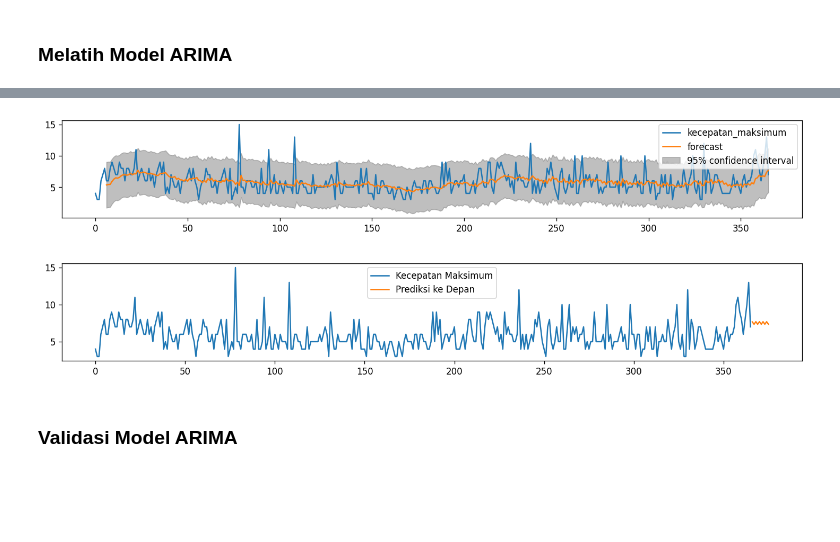
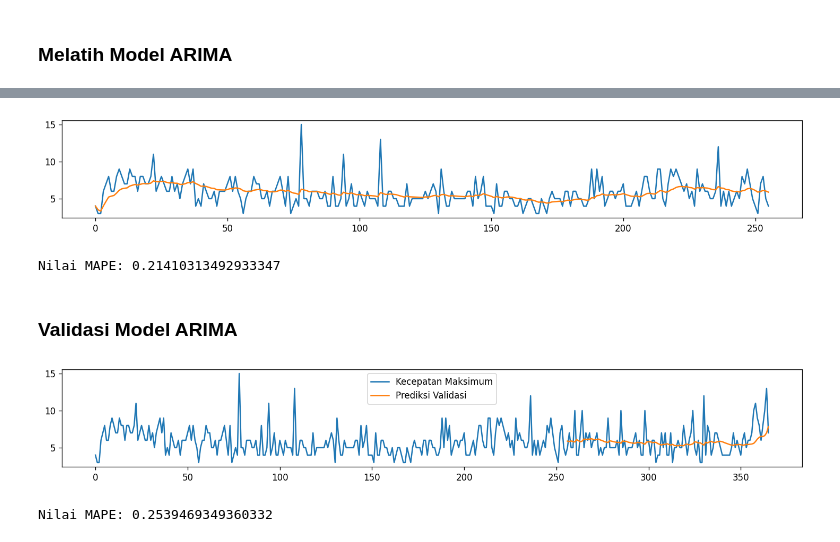
Before and after one commit to shamankares/prediksi-kecepatan-angin-TPI-ARIMA, a Jupyter notebook: Prediksi Kecepatan Angin Maksimal Tanjungpinang.ipynb, the cells around one changed output, grey strips where cells are left out. Drawn from its saved outputs; the diff is of its cells as text; code cells hidden in the pictures; blank space fills up the shorter version.

```diff
--- a/Prediksi Kecepatan Angin Maksimal Tanjungpinang.ipynb
+++ b/Prediksi Kecepatan Angin Maksimal Tanjungpinang.ipynb
@@ -210,4 +294,6 @@ Paramater terbaik: (3, 1, 3)
 # %%
 # Membuat model ARIMA dari dataset dummy
-model = ARIMA(dummy_kec_angin, order=paramater_terbaik)
+paramater_dummy = (2, 1, 0)
+model = ARIMA(dummy_kec_angin, order=paramater_dummy)
 model_fit = model.fit()
+model_fit.summary()
@@ -383,25 +501,9 @@ plt.show()
+# %%
+# Split dataset
+ratio_latih = 0.7
+ukuran_latih = int(len(kecepatan_angin) * ratio_latih)
+
+dataset_latih = kecepatan_angin[:ukuran_latih]
+dataset_validasi = kecepatan_angin[ukuran_latih:]
 # %% [markdown]
 ### Melatih Model ARIMA
-# %%
-# Menentukan paramater terbaik untuk dataset
-p_max = 5
-d_max = 1
-q_max = 5
-
-mape_terendah = float('inf')
-paramater_terbaik = None
-
-for p in range(p_max + 1):
-    for d in range(d_max + 1):
-        for q in range(q_max + 1):
-            paramater = (p, d, q)
-            try:
-                mape = evaluasi_model_arima(kecepatan_angin, paramater)
-                if mape < mape_terendah:
-                    mape_terendah = mape
-                    paramater_terbaik = paramater
-                print(f'ARIMA{paramater} MAPE: {mape}')
-            except:
-                continue
-
-print(f'Paramater terbaik: {paramater_terbaik}')
@@ -426,3 +510,4 @@ Paramater terbaik: (1, 1, 3)
 # %%
-model = ARIMA(kecepatan_angin, order=paramater_terbaik)
+model = ARIMA(dataset_latih, order=paramater_terbaik)
 model_fit = model.fit()
+model_fit.summary()
@@ -438,20 +541,13 @@ plt.show()
 # %%
-# Actual vs Fitted
+# Plot prediksi dari dataset latih nyata
 fig, ax = plt.subplots(figsize=(15,2))
-ax = kecepatan_angin.plot(ax=ax)
-fig = plot_predict(model_fit, start=6, dynamic=False, ax=ax, plot_insample=False)
+ax = dataset_latih.plot(ax=ax)
+prediksi = model_fit.predict(end=len(dataset_latih), dynamic=False).shift(-1).dropna()
+prediksi.plot()
 plt.show()
+print(f'Nilai MAPE: {mean_absolute_percentage_error(dataset_latih, prediksi)}')
 # %% [output]
-[figure, old version]
+[figure, new version]
+Nilai MAPE: 0.21410313492933347
-# %%
-prediksi = model_fit.forecast(steps=10)
-
-fig, ax = plt.subplots(figsize=(15,2))
-kecepatan_angin.plot(ax=ax, label="Kecepatan Maksimum")
-prediksi.plot(ax=ax, label="Prediksi ke Depan")
-plt.legend()
-plt.show()
-# %% [output]
-[figure, removed]
 # %% [markdown]
 ### Validasi Model ARIMA
@@ -474,0 +554,12 @@ plt.show()
+# %%
+mape, prediksi = evaluasi_model_arima(kecepatan_angin, paramater_terbaik, ratio_latih)
+
+fig, ax = plt.subplots(figsize=(15,2))
+kecepatan_angin.plot(ax=ax, label="Kecepatan Maksimum")
+prediksi.plot(ax=ax, label="Prediksi Validasi")
+plt.legend()
+plt.show()
+print(f'Nilai MAPE: {mape}')
+# %% [output]
+[figure, added]
+Nilai MAPE: 0.2539469349360332
```
Also changed, not shown: parts of 26 cells of this notebook.
